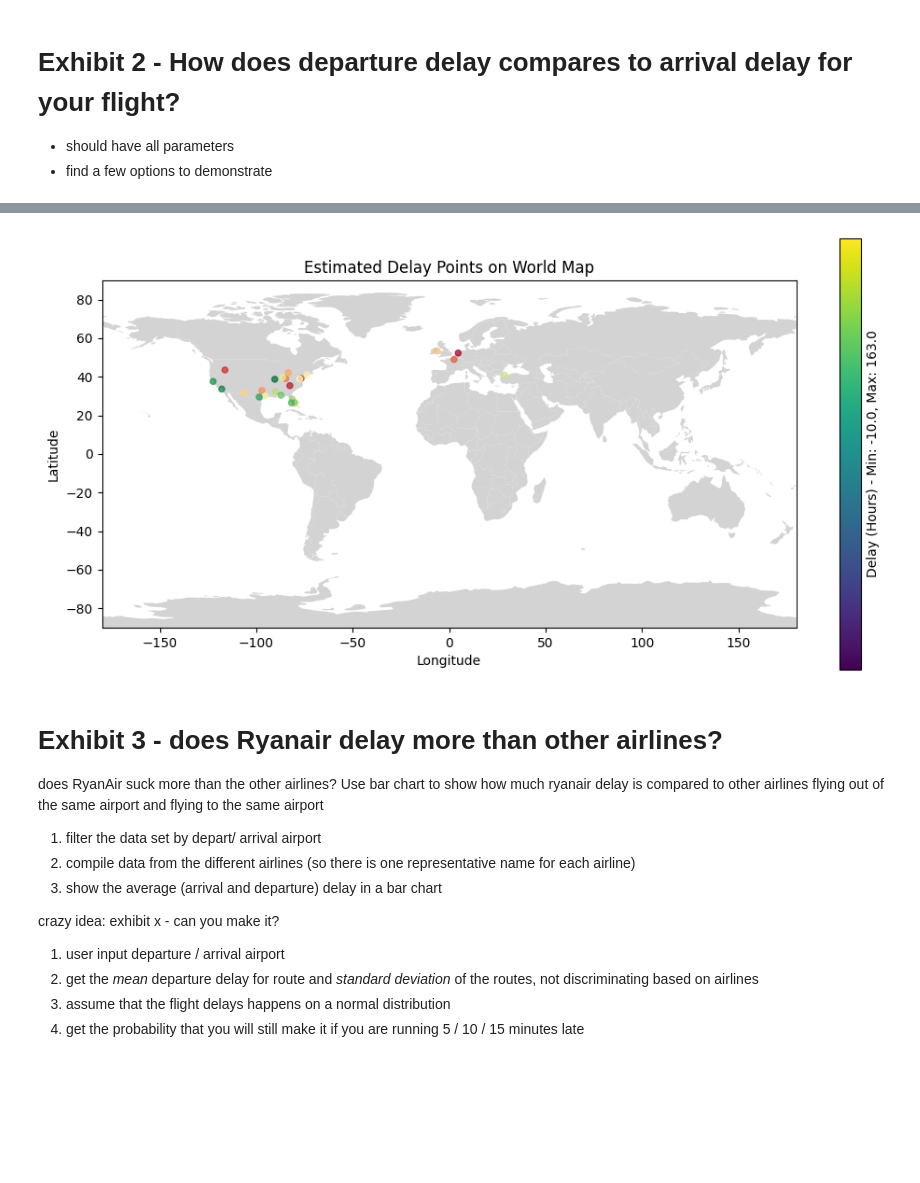
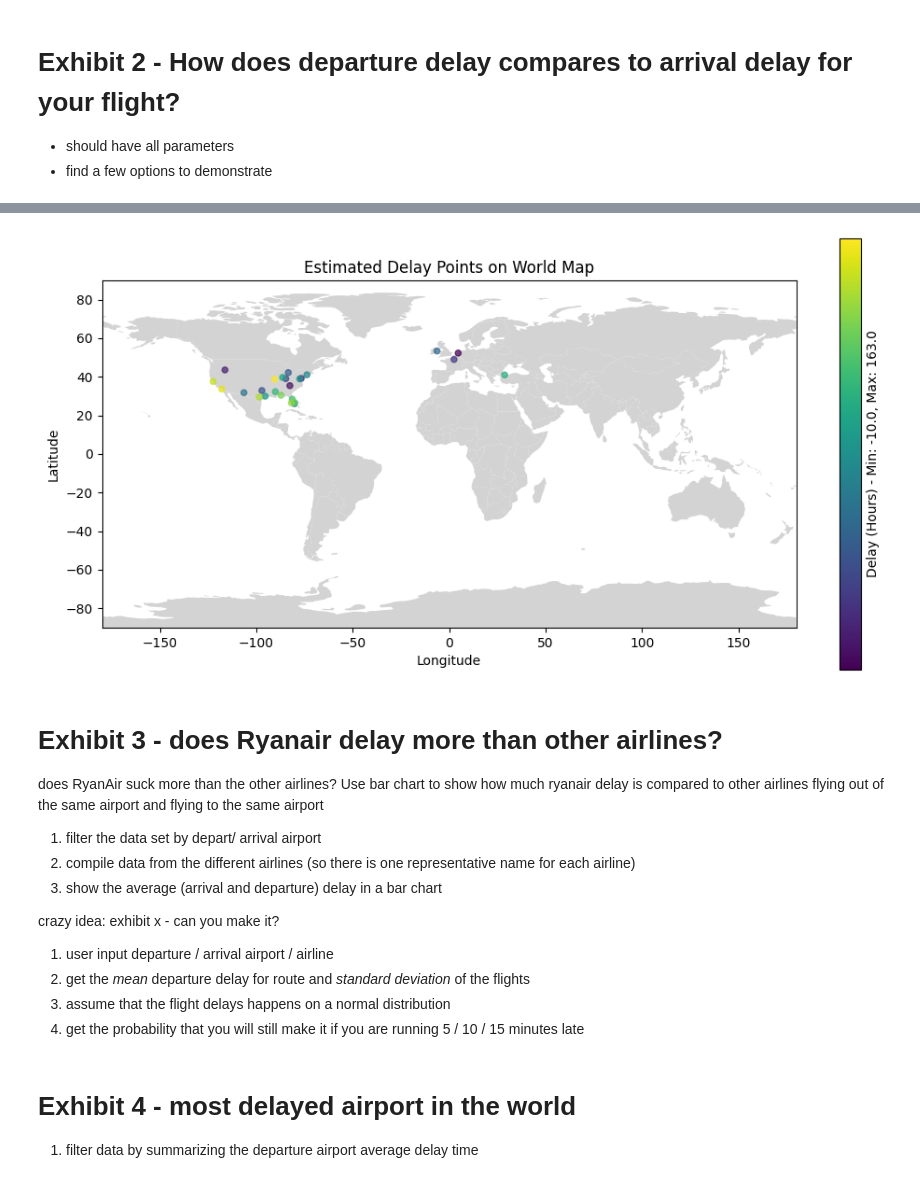
Before and after one commit to lse-ds105/ds105a-project-turkey-duck-and-fish, a Jupyter notebook: Code(src)/pplot-jan27.ipynb, the cells around one changed output, grey strips where cells are left out. Drawn from its saved outputs; the diff is of its cells as text; code cells hidden in the pictures; blank space fills up the shorter version.

Commit message:
changed the color of legend

```diff
--- a/Code(src)/pplot-jan27.ipynb
+++ b/Code(src)/pplot-jan27.ipynb
@@ -220,40 +190,41 @@ import geopandas as gpd
 # %%
 # good graph, good legend, don't touch
+import pandas as pd
 import geopandas as gpd
 import matplotlib.pyplot as plt
 from matplotlib.colors import TwoSlopeNorm
 
 # Assuming you have the 'worldmap' and 'merged_df' DataFrames
 
 # Merge the world map with the merged_df based on latitude and longitude
 globe_df = gpd.GeoDataFrame(merged_df, geometry=gpd.points_from_xy(merged_df['longitude'], merged_df['latitude']))
 
 # Determine the color range and normalization
 vmin = merged_df['estimatedDelay'].min()
 vmax = merged_df['estimatedDelay'].max()
 
 # Create a diverging colormap
-cmap = 'RdYlGn'
+cmap = 'viridis'
 
 # Plot the world map
 fig, ax = plt.subplots(figsize=(12, 6))
 worldmap.plot(color="lightgrey", ax=ax)
 
 # Plot the points with different colors based on the magnitude of estimatedDelay
 scatter = globe_df.plot(ax=ax, markersize=20, alpha=0.7, c=merged_df['estimatedDelay'], cmap=cmap, vmin=vmin, vmax=vmax)
 
 # Add a colorbar
 cbar = plt.colorbar(scatter.get_children()[0], ax=ax, orientation='vertical', label=f'Delay (Hours) - Min: {vmin}, Max: {vmax}', ticks=[vmin, vmax])
 
 # Creating axis limits and title
 plt.xlim([-180, 180])
 plt.ylim([-90, 90])
 plt.xlabel("Longitude")
 plt.ylabel("Latitude")
 plt.title("Estimated Delay Points on World Map")
 plt.show()
 # %% [output]
-[figure, old version]
+[figure, new version]
 # %% [markdown]
 # Exhibit 3 - does Ryanair delay more than other airlines?
 
@@ -263,8 +234,9 @@ does RyanAir suck more than the other airlines? Use bar chart to show how much r
 2. compile data from the different airlines (so there is one representative name for each airline)
 3. show the average (arrival and departure) delay in a bar chart
 
+
 crazy idea: exhibit x - can you make it?
-1. user input departure / arrival airport
-2. get the *mean* departure delay for route and *standard deviation* of the routes, not discriminating based on airlines
+1. user input departure / arrival airport / airline
+2. get the *mean* departure delay for route and *standard deviation* of the flights
 3. assume that the flight delays happens on a normal distribution
 4. get the probability that you will still make it if you are running 5 / 10 / 15 minutes late
@@ -270,0 +277,3 @@ crazy idea: exhibit x - can you make it?
+# %% [markdown]
+# Exhibit 4 - most delayed airport in the world
+1. filter data by summarizing the departure airport average delay time
```
Also changed, not shown: parts of 10 cells of this notebook.
